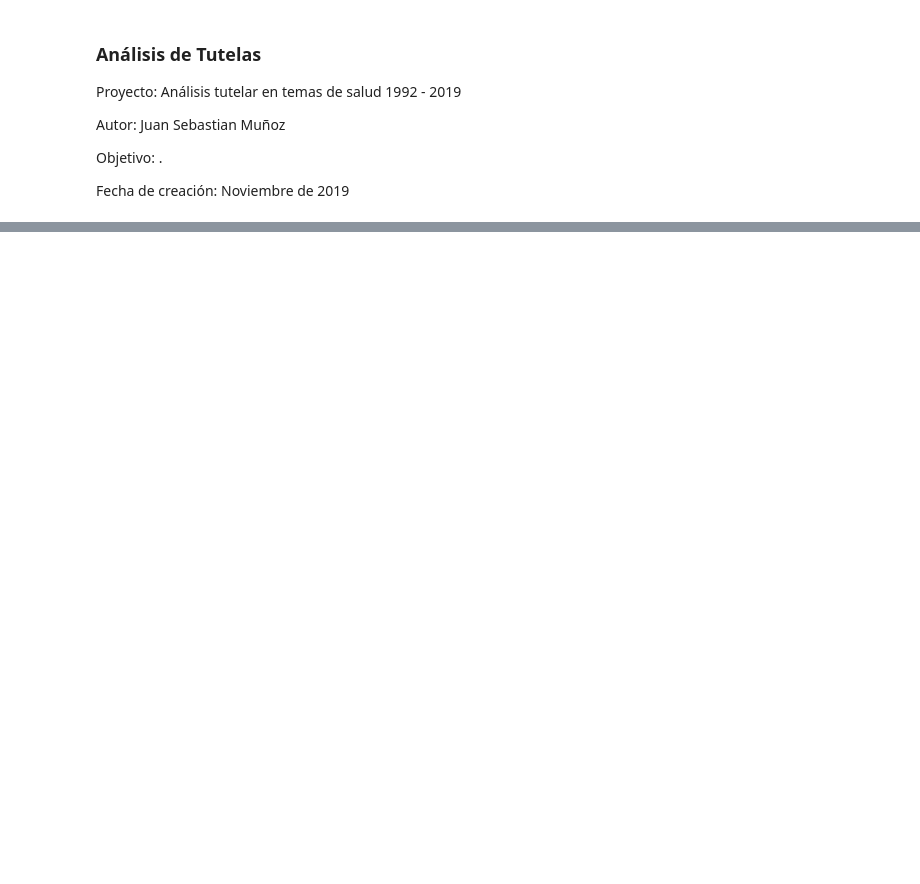
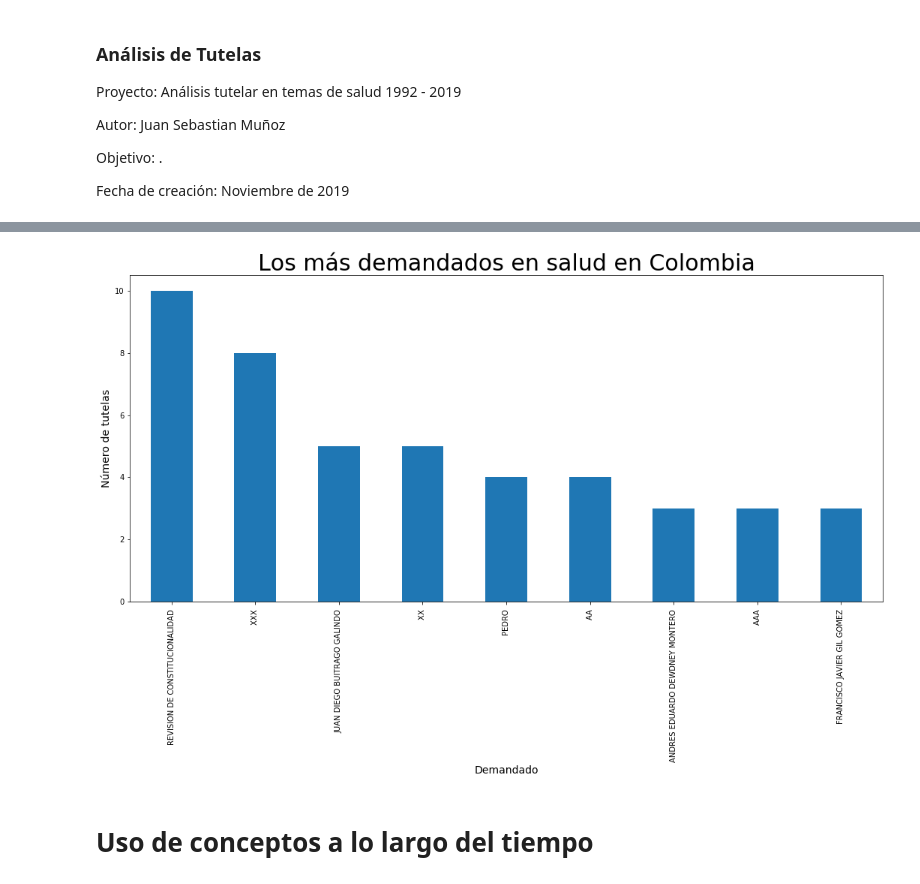
Before and after one commit to Juansemv/MCPP_juan.munoz, a Jupyter notebook: Proyecto final/Análisis de Tutelas.ipynb, the cells around one changed output, grey strips where cells are left out. Cells and saved outputs as stored; diff of their text form; code cells hidden in the pictures; blank space fills up the shorter version.

```diff
--- a/Proyecto final/Análisis de Tutelas.ipynb
+++ b/Proyecto final/Análisis de Tutelas.ipynb
@@ -167,0 +260,4 @@ plt.xlabel("Magistrado", fontdict={'fontsize': 14});
+# %%
+# Hay demandaditis?
+Demandante = Tutelas['Demandante'].value_counts()
+Demandante
@@ -167,0 +282,11 @@ plt.xlabel("Magistrado", fontdict={'fontsize': 14});
+# %%
+#Los más demandados
+Demandante[1:10].plot.bar() #Se coloca desde 1, por en '0' están las demandas sin demandado
+plt.title("Los más demandados en salud en Colombia", fontdict={'fontsize': 30})
+plt.ylabel("Número de tutelas", fontdict={'fontsize': 14})
+plt.xlabel("Demandado", fontdict={'fontsize': 14});
+#plt.savefig('images/bar_month.png')
+# %% [output]
+[figure, added]
+# %% [markdown]
+# Uso de conceptos a lo largo del tiempo
```
Also changed, not shown: parts of 39 cells of this notebook, 3 other files.
